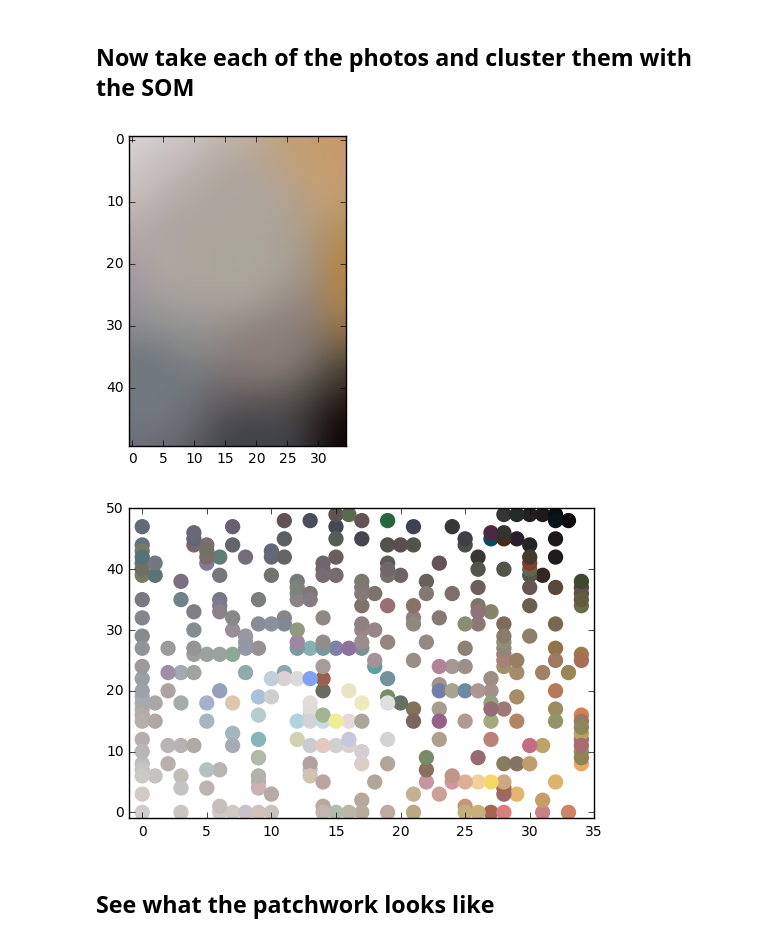
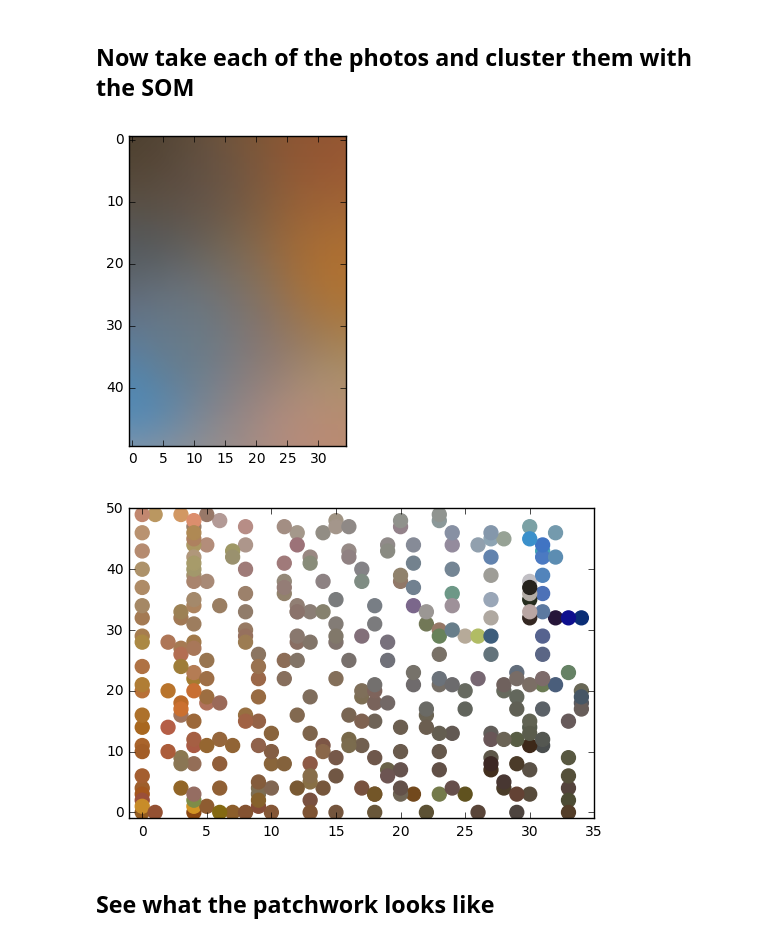
Before and after one commit to tomstewart89/SelfOrganisingCollage, a Jupyter notebook: SelfOrganisingWeddingInvite.ipynb, the cells around one changed output. Drawn from its saved outputs; the diff is of its cells as text; code cells hidden in the pictures.

```diff
--- a/SelfOrganisingWeddingInvite.ipynb
+++ b/SelfOrganisingWeddingInvite.ipynb
@@ -163,36 +164,2 @@ plt.show()
 # %% [markdown]
 ## Now we're ready to start. First, import the Photos from their Folder
-# %%
-candidateRatios = np.array([[3,4], [4,3], [1,1]]) # [16.,9.], [8.,12.], [12.,8.]
-
-class Photo:
-    def __init__(self, filepath, maxArea=12):
-
-        img = misc.imread(filePath)
-
-        self.filepath = filepath
-        self.coords = []
-        self.shape = []
-        self.placed = False
-        self.aspectRatio = self.ExtractAspectRatio(img)
-        self.val = self.ExtractFeature(img)
-        self.originalSize = img.shape
-
-    def ExtractFeature(self, img):
-        val = misc.imread(filePath).mean(axis=(0,1))[:3]
-        val /= 255
-        return val
-
-    def ExtractAspectRatio(self, img):
-        actualAspect = np.divide(float(img.shape[0]),img.shape[1])
-        closestMatch = np.argmin(abs(np.array(candidateRatios[:,0],dtype=float) / candidateRatios[:,1] - actualAspect))
-        return [candidateRatios[closestMatch][1], candidateRatios[closestMatch][0]]
-        #return candidateRatios[closestMatch]
-
-photos = []
-
-directory = os.path.join(os.getcwd(),'preprocessed')
-
-for f in os.listdir(directory):
-    filePath = os.path.join(directory, f)
-    photos.append(Photo(filePath))
@@ -199,15 +221,17 @@ for f in os.listdir(directory):
 # %% [markdown]
 ## Now take each of the photos and cluster them with the SOM
 # %%
-som = SelfOrganisingMap(50,35,3,50,20) # (9,12,3,3,5)
+som = SelfOrganisingMap(50,35,3,50,10) #(50,35,3,50,20) # (9,12,3,3,5)
+
+random.shuffle(photos)
 
 for photo in photos:
     som.update(photo.val)
 
 plt.imshow(som.grid)
 plt.show()
 # %% [output]
-[figure, old version]
+[figure, new version]
 # %%
 # returns the row / column indicies of the best matching unit for a given datapoint
 def getPhotoCoord(val, grid, occupancy):
@@ -224,10 +248,7 @@ for photo in photos:
     photo.shape = []
     photo.placed = False
 
-# it's probably best if the coords, shape and placed information isn't defined in the photo but in here
-# somewhere since the photo needn't know that it's going in a picture frame
-
-while not patch.Full():
+while not patch.full():
 
     # find the photo which best matches it's BMU
     unusedPhotos = [photo for photo in photos if photo.placed == False]
@@ -241,10 +262,12 @@ while not patch.Full():
     BMP = unusedPhotos[idMin]
 
     targetCoords = getPhotoCoord(BMP.val, som.grid, patch.occupied)
-    coords, shape = patch.AddPatch(targetCoords, [BMP.aspectRatio, [3,3], [2,2], [1,1]])
+    coords, shape = patch.addPatch(targetCoords, BMP.footprints)
     BMP.coords.append(coords)
     BMP.shape.append(shape)
     BMP.placed = True
+
+
 
 colors = []; coords = []
 
@@ -262,7 +285,7 @@ plt.ylim(-1, som.grid.shape[0])
 plt.scatter(coordArr[:,1], coordArr[:,0],color=colors,s=100)
 plt.show()
 # %% [output]
-[figure, old version]
+[figure, new version]
 # %% [markdown]
 ## See what the patchwork looks like
 # %%
```
Also changed, not shown: parts of 11 cells of this notebook.
